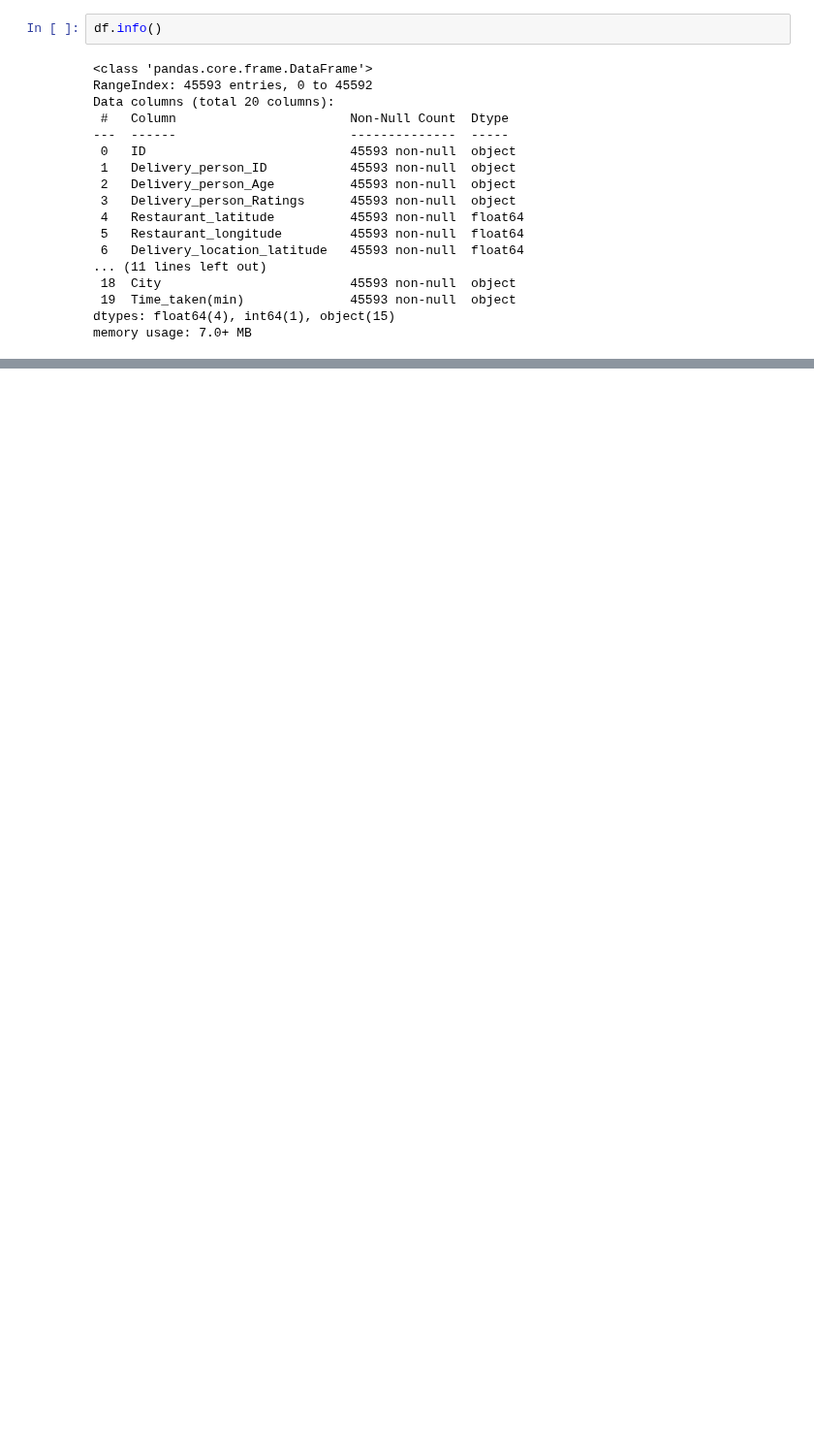
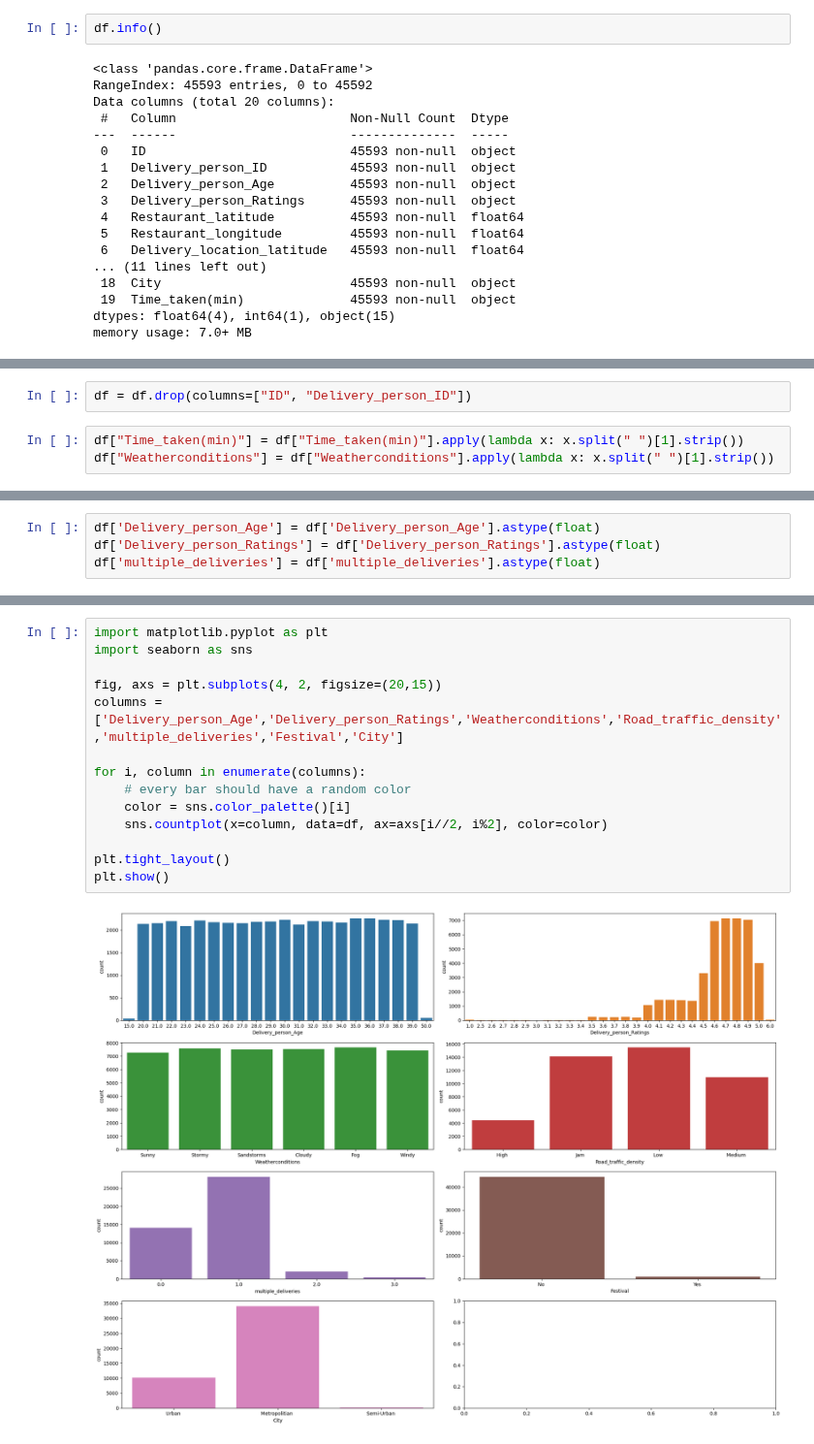
Before and after one commit to HRS0986/food-delivery-time-prediction, a Jupyter notebook: notebook.ipynb, the cells around one changed output, grey strips where cells are left out. Shown at 97% size. Saved outputs shown, nothing was run; the diff lists cells and outputs as text; blank space fills up the shorter version.

Commit message:
Data Cleaning Done

```diff
--- a/notebook.ipynb
+++ b/notebook.ipynb
@@ -72,0 +41,5 @@ dtype: int64
+# %%
+df = df.drop(columns=["ID", "Delivery_person_ID"])
+# %%
+df["Time_taken(min)"] = df["Time_taken(min)"].apply(lambda x: x.split(" ")[1].strip())
+df["Weatherconditions"] = df["Weatherconditions"].apply(lambda x: x.split(" ")[1].strip())
@@ -72,0 +50,4 @@ dtype: int64
+# %%
+df['Delivery_person_Age'] = df['Delivery_person_Age'].astype(float)
+df['Delivery_person_Ratings'] = df['Delivery_person_Ratings'].astype(float)
+df['multiple_deliveries'] = df['multiple_deliveries'].astype(float)
@@ -72,0 +105,16 @@ dtype: int64
+# %%
+import matplotlib.pyplot as plt
+import seaborn as sns
+
+fig, axs = plt.subplots(4, 2, figsize=(20,15))
+columns = ['Delivery_person_Age','Delivery_person_Ratings','Weatherconditions','Road_traffic_density','multiple_deliveries','Festival','City']
+
+for i, column in enumerate(columns):
+    # every bar should have a random color
+    color = sns.color_palette()[i]
+    sns.countplot(x=column, data=df, ax=axs[i//2, i%2], color=color)
+
+plt.tight_layout()
+plt.show()
+# %% [output]
+[figure, added]
```
Also changed, not shown: parts of 9 cells of this notebook, 2 other files.
